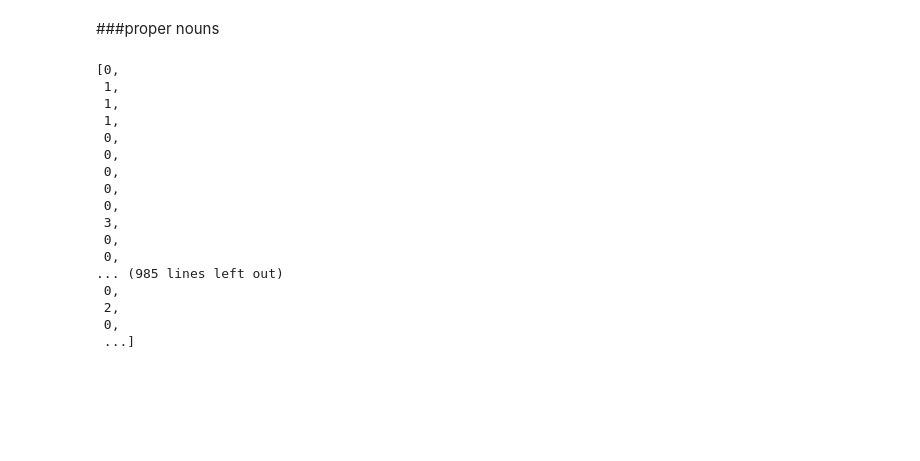
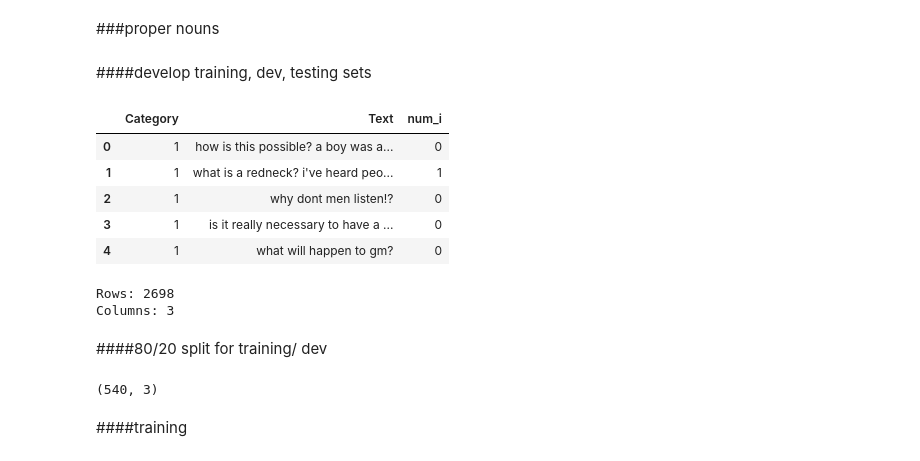
Before and after one commit to nsoldiac/KaggleNLP, a Jupyter notebook: Kaggle Notebook.ipynb, the cells around one changed output. Cells and saved outputs as stored; diff of their text form; code cells hidden in the pictures; blank space fills up the shorter version.

```diff
--- a/Kaggle Notebook.ipynb
+++ b/Kaggle Notebook.ipynb
@@ -408,3 +409,26 @@ arr_test_feature.shape: (1874, 4748)
 ValueError: shapes (1874,4748) and (6176,7) not aligned: 4748 (dim 1) != 6176 (dim 0)
 # %% [markdown]
 ###proper nouns
+# %% [markdown]
+####develop training, dev, testing sets
+# %%
+random_index = np.random.permutation(df.index)
+df_shuffled = df.ix[random_index]
+df_shuffled.reset_index(drop=True, inplace=True)
+df_shuffled[:5]
+# %% [output]
+|  | Category | Text | num_i |
+| 0 | 1 | how is this possible? a boy was a... | 0 |
+| 1 | 1 | what is a redneck? i've heard peo... | 1 |
+| 2 | 1 | why dont men listen!? | 0 |
+| 3 | 1 | is it really necessary to have a ... | 0 |
+| 4 | 1 | what will happen to gm? | 0 |
+# %%
+rows, columns = df_shuffled.shape
+print("Rows:", rows)
+print("Columns:", columns)
+# %% [output]
+Rows: 2698
+Columns: 3
+# %% [markdown]
+####80/20 split for training/ dev
@@ -411 +438,11 @@ ValueError: shapes (1874,4748) and (6176,7) not aligned: 4748 (dim 1) != 6176 (d
+# %%
+df_train = df_shuffled.loc[:train_size]
+df_train.shape
+
+df_dev = df_shuffled.loc[train_size:dev_size+train_size].reset_index(drop=True)
+df_dev.shape
+# %% [output]
+(540, 3)
+# %% [markdown]
+####training
 # %%
@@ -419,20 +464,0 @@ for i in tok_sent:
-# %%
-num_i
-# %% [output]
-[0,
- 1,
- 1,
- 1,
- 0,
- 0,
- 0,
- 0,
- 0,
- 3,
- 0,
- 0,
-... (985 lines left out)
- 0,
- 2,
- 0,
- ...]
```
Also changed, not shown: parts of 9 cells of this notebook.
